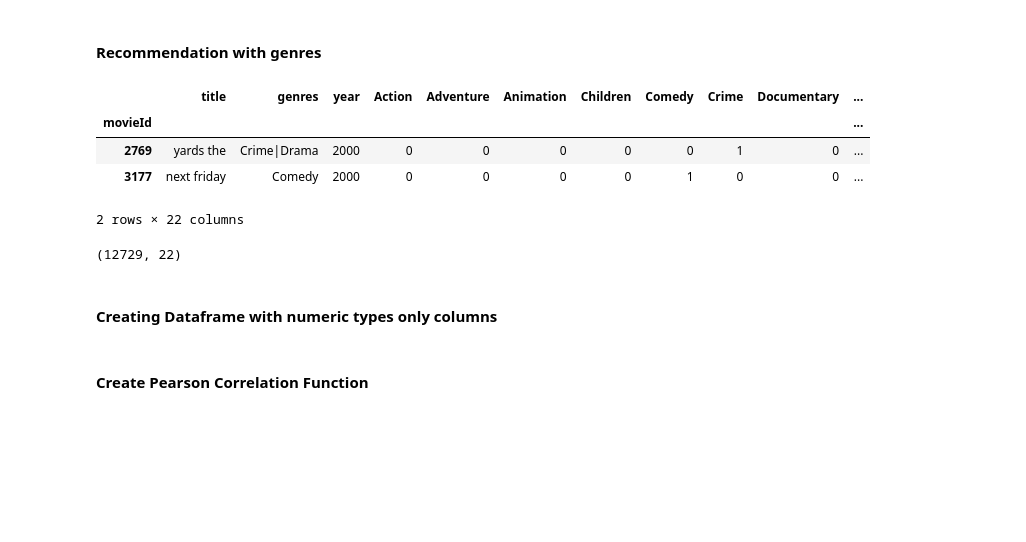
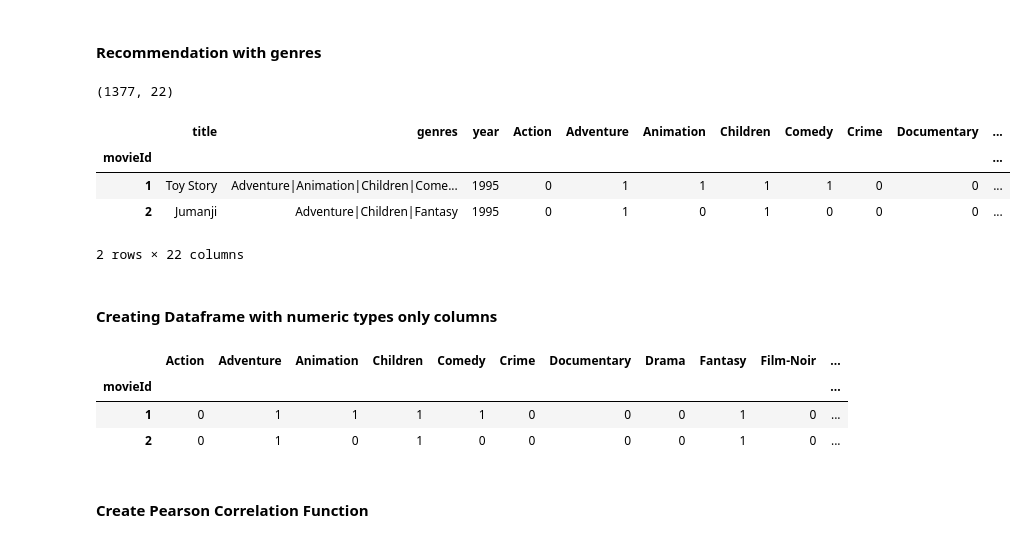
Before and after one commit to jcrigoni/grand_ml_project, a Jupyter notebook: pearson_correlations.ipynb, the cells around one changed output. Saved outputs shown, nothing was run; the diff lists cells and outputs as text; code cells hidden in the pictures; blank space fills up the shorter version.

```diff
--- a/pearson_correlations.ipynb
+++ b/pearson_correlations.ipynb
@@ -61,28 +68,30 @@ df_pivot.head(2)
 #### Recommendation with genres
 # %%
 # Load csv to a Dataframe
-movie_df = pd.read_csv('output_data\\movie_2000.csv')
+movie_df = pd.read_csv('output_data\\movie_blockbusters.csv')
 
 # Set 'movieId' as the index of the DataFrame
 movie_df.set_index('movieId', inplace = True)
+movie_df['year'] = movie_df['year'].astype(str)
+print(movie_df.shape)
 movie_df.head(2)
 # %% [output]
+(1377, 22)
 |  | title | genres | year | Action | Adventure | Animation | Children | Comedy | Crime | Documentary | ... |
 | movieId |  |  |  |  |  |  |  |  |  |  | ... |
-| 2769 | yards the | Crime|Drama | 2000 | 0 | 0 | 0 | 0 | 0 | 1 | 0 | ... |
-| 3177 | next friday | Comedy | 2000 | 0 | 0 | 0 | 0 | 1 | 0 | 0 | ... |
+| 1 | Toy Story | Adventure|Animation|Children|Come... | 1995 | 0 | 1 | 1 | 1 | 1 | 0 | 0 | ... |
+| 2 | Jumanji | Adventure|Children|Fantasy | 1995 | 0 | 1 | 0 | 1 | 0 | 0 | 0 | ... |
-2 rows × 22 columns
+2 rows × 22 columns
-# %%
-#movie_df = movie_df.drop(columns=['movie_youth_rate'])
-movie_df['year'] = movie_df['year'].astype(str)
-movie_df.shape
-# %% [output]
-(12729, 22)
 # %% [markdown]
 #### Creating Dataframe with numeric types only columns
 # %%
 movie_df_num = movie_df.select_dtypes(include=[float, int])
 movie_df_num.head(2)
+# %% [output]
+|  | Action | Adventure | Animation | Children | Comedy | Crime | Documentary | Drama | Fantasy | Film-Noir | ... |
+| movieId |  |  |  |  |  |  |  |  |  |  | ... |
+| 1 | 0 | 1 | 1 | 1 | 1 | 0 | 0 | 0 | 1 | 0 | ... |
+| 2 | 0 | 1 | 0 | 1 | 0 | 0 | 0 | 0 | 1 | 0 | ... |
 # %% [markdown]
 #### Create Pearson Correlation Function
 # %%
```
Also changed, not shown: parts of 6 cells of this notebook, 2 other files.
